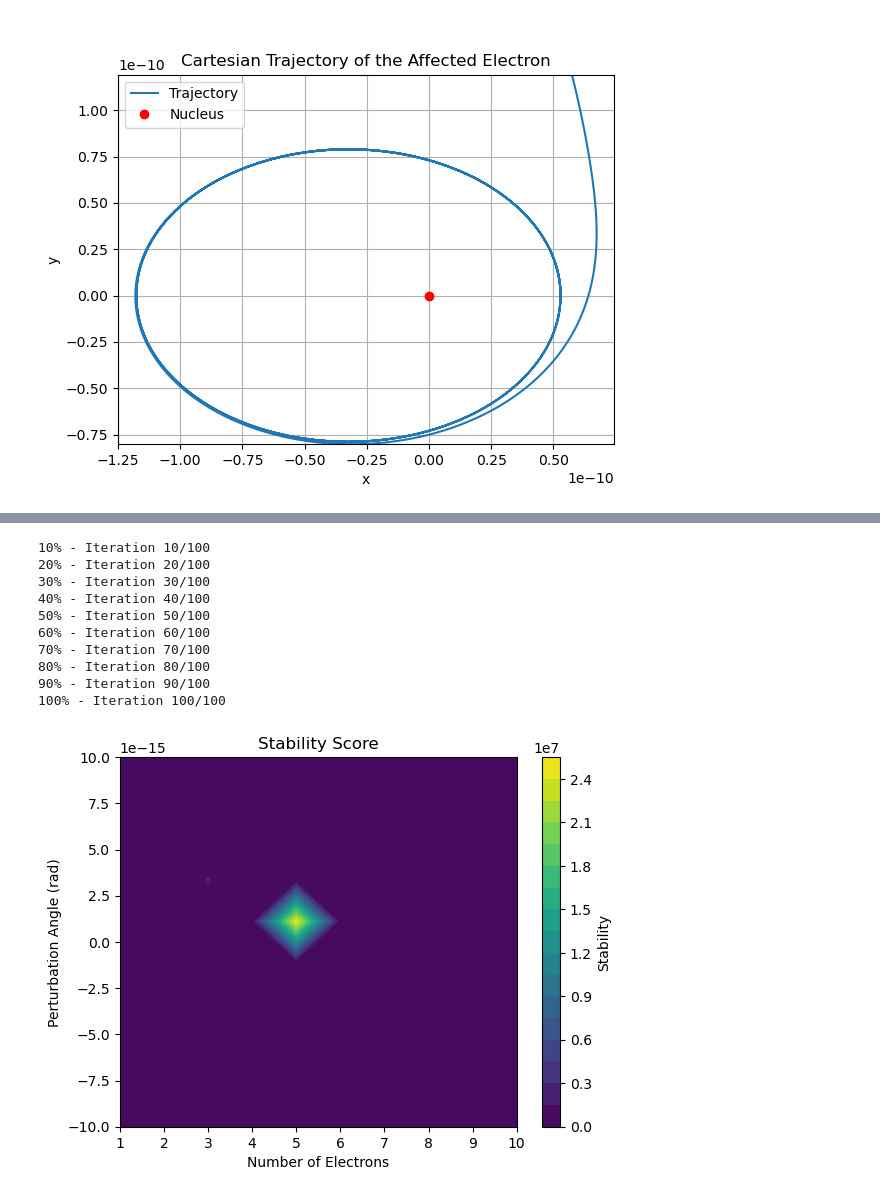
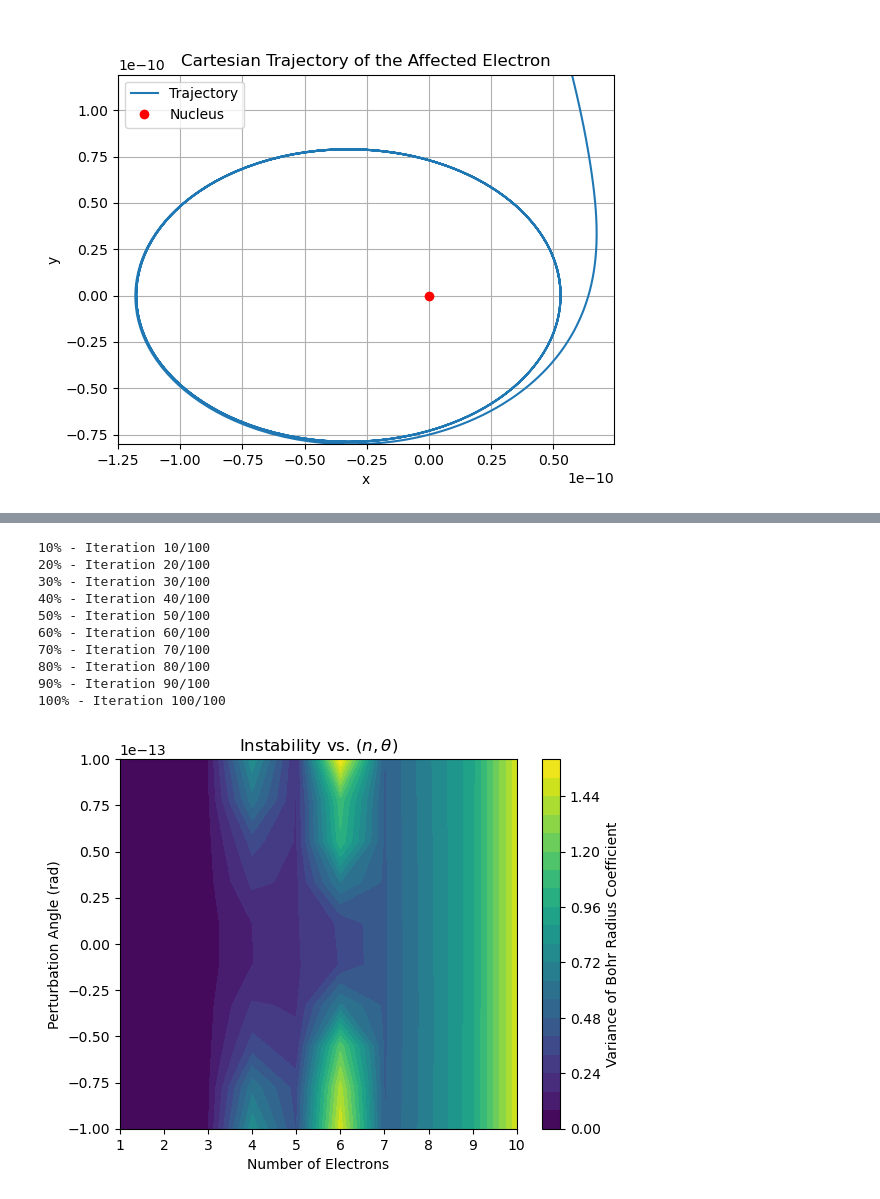
Before and after one commit to mufaro3/physics-210, a Jupyter notebook: Projects/Project 2.ipynb, the cells around one changed output, grey strips where cells are left out. Drawn from its saved outputs; the diff is of its cells as text; code cells hidden in the pictures.

```diff
--- a/Projects/Project 2.ipynb
+++ b/Projects/Project 2.ipynb
@@ -430,16 +440,7 @@ def calculate_orbital_stability(time, polar_trajectory):
     radial  = polar_trajectory[0]
     angular = polar_trajectory[1]
 
-    second_deriv = lambda x: np.diff(x, n=2)/(np.diff(time, n=2) + 1e-20)
-    normalize = lambda x: x / (np.mean(x) + 1e-20)
-
-    dr = normalize(second_deriv(radial))
-    dtheta = normalize(second_deriv(angular))
-
-    gradients = np.array([dr, dtheta])
-    gradients = np.linalg.norm(gradients, axis=0)
-
-    return np.var(gradients)
+    return np.var(radial / bohr_radius)
 # %%
 def test_calculate_orbital_stability():
     # trivial case: roughly constant movement
@@ -731,5 +759,11 @@ display(test.energy)
 # %%
 def generate_contour(n_domain, theta_domain, debug_print=False):
+    """
+    Produces the contour of the S(n,theta) phase space given
+    a domain of n (the number of electrons) and theta (the
+    initial perturbation angle), producing the output stability
+    score S (the variance in normalized radial distance).
+    """
     A, S = np.meshgrid(n_domain, theta_domain, indexing='ij')
     Z = np.zeros_like(A, dtype=float)
     total_sims = len(n_domain) * len(theta_domain)
@@ -746,8 +780,8 @@ def generate_contour(n_domain, theta_domain, debug_print=False):
 
     plt.figure()
     cp = plt.contourf(A, S, Z, levels=20, cmap='viridis')
-    plt.colorbar(cp, label='Stability')
+    plt.colorbar(cp, label='Variance of Bohr Radius Coefficient')
     plt.xlabel('Number of Electrons')
     plt.ylabel('Perturbation Angle (rad)')
-    plt.title('Stability Score')
+    plt.title('Instability vs. ($n,\\theta$)')
     plt.show()
@@ -754,16 +790,16 @@ def generate_contour(n_domain, theta_domain, debug_print=False):
 # %%
 generate_contour(n_domain     = [1, 2, 3, 4, 5, 6, 7, 8, 9, 10],
-                 theta_domain = np.linspace(-1e-14, 1e-14, 10),
+                 theta_domain = np.linspace(-1e-13, 1e-13, 10),
                  debug_print  = True)
 # %% [output]
 10% - Iteration 10/100
 20% - Iteration 20/100
 30% - Iteration 30/100
 40% - Iteration 40/100
 50% - Iteration 50/100
 60% - Iteration 60/100
 70% - Iteration 70/100
 80% - Iteration 80/100
 90% - Iteration 90/100
 100% - Iteration 100/100
-[figure, old version]
+[figure, new version]
```
Also changed, not shown: parts of 103 cells of this notebook, 4 other files.
